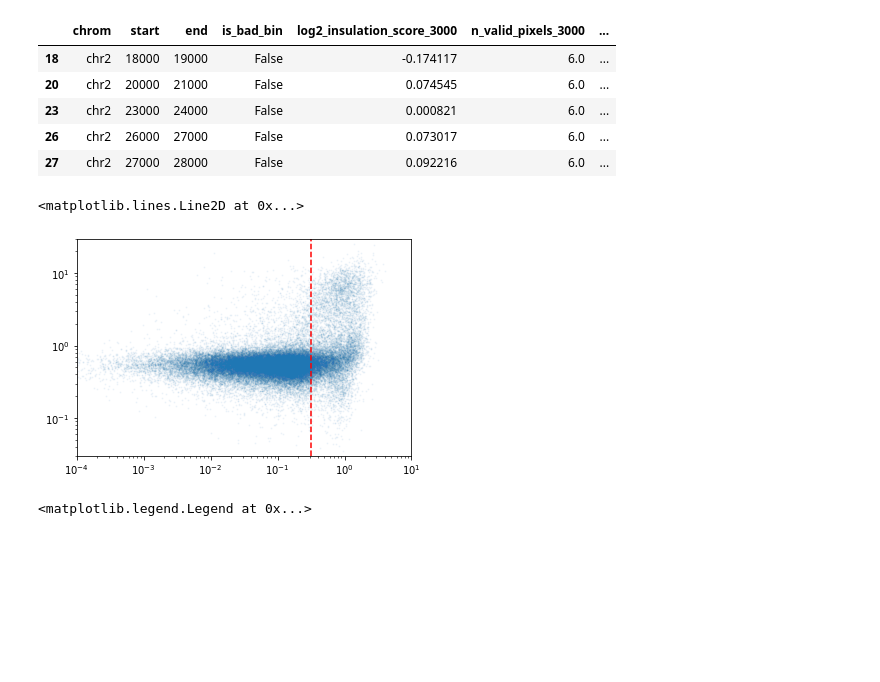
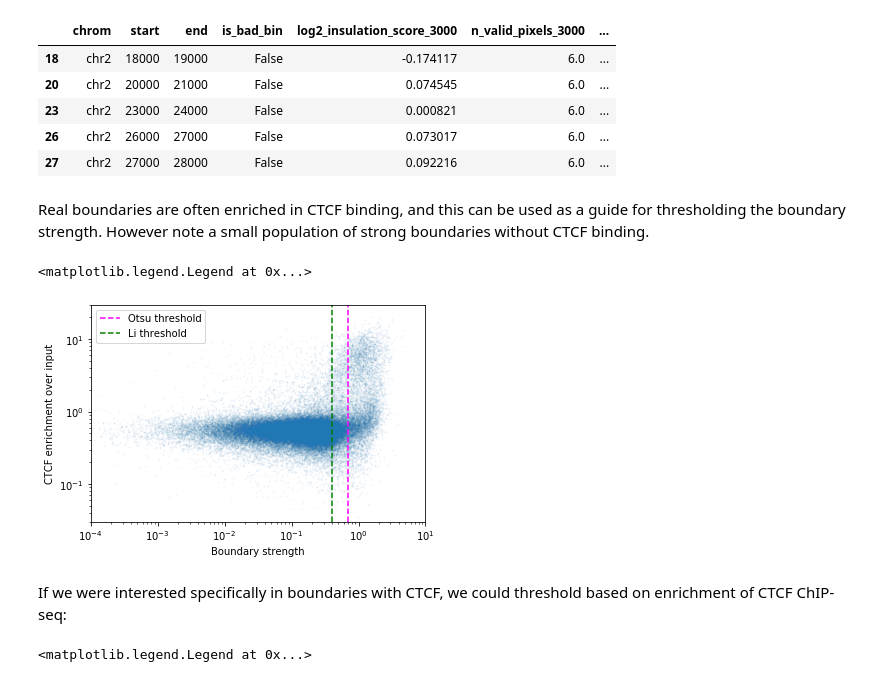
Before and after one commit to open2c/open2c_examples, a Jupyter notebook: Insulation_and_boundaries.ipynb, the cells around one changed output. Cells and saved outputs as stored; diff of their text form; code cells hidden in the pictures; blank space fills up the shorter version.

Commit message:
Add automatic filtering of boundaries

```diff
--- a/Insulation_and_boundaries.ipynb
+++ b/Insulation_and_boundaries.ipynb
@@ -172,14 +175,13 @@ histkwargs = dict(
     lw=2,
 )
 
-f, axs = plt.subplots(4,1, sharex=True, figsize=(4,6))
-
+f, axs = plt.subplots(len(windows),1, sharex=True, figsize=(4,6))
 for i, (w, ax) in enumerate(zip(windows, axs)):
     ax.hist(
-        boundaries[f'boundary_strength_{w}'],
+        insulation[f'boundary_strength_{w}'],
         **histkwargs
     )
-    plt.text(0.02, 0.9,
+    ax.text(0.02, 0.9,
              f'Window {w//1000}kb',
              ha='left',
              va='top',
@@ -203,7 +256,7 @@ import bbi
 # %%
 is_boundary = np.any([
         ~insulation[f'boundary_strength_{w}'].isnull()
-        for w in [3000,5000,10000,25000]],
+        for w in windows],
     axis=0)
 boundaries = insulation[is_boundary]
 boundaries.head()
@@ -223,23 +276,32 @@ ctcf_chip_signal = bbi.stackup(
     boundaries.start-flank,
     boundaries.end+flank,
     bins=1).flatten()
+# %% [markdown]
+Real boundaries are often enriched in CTCF binding, and this can be used as a guide for thresholding the boundary strength. However note a small population of strong boundaries without CTCF binding.
 # %%
-w=5000
-plt.loglog(
+w=3000
+f, ax = plt.subplots()
+ax.loglog(
     boundaries[f'boundary_strength_{w}'],
     ctcf_chip_signal,
     'o',
     markersize=1,
     alpha=0.05
 );
-plt.gca().set(
+ax.set(
     xlim=(1e-4,1e1),
-    ylim=(3e-2,3e1),)
+    ylim=(3e-2,3e1),
+    xlabel='Boundary strength',
+    ylabel='CTCF enrichment over input')
 
-plt.axvline(10**(-0.5), ls='--', color='red')
+ax.axvline(thresholds_otsu[w], ls='--', color='magenta', label='Otsu threshold')
+ax.axvline(thresholds_li[w], ls='--', color='green', label='Li threshold')
+ax.legend()
 # %% [output]
-<matplotlib.lines.Line2D at 0x...>
+<matplotlib.legend.Legend at 0x...>
-[figure, old version]
+[figure, new version]
+# %% [markdown]
+If we were interested specifically in boundaries with CTCF, we could threshold based on enrichment of CTCF ChIP-seq:
 # %%
 histkwargs = dict(
     bins=10**np.linspace(-4,1,200),
```
Also changed, not shown: parts of 17 cells of this notebook.
